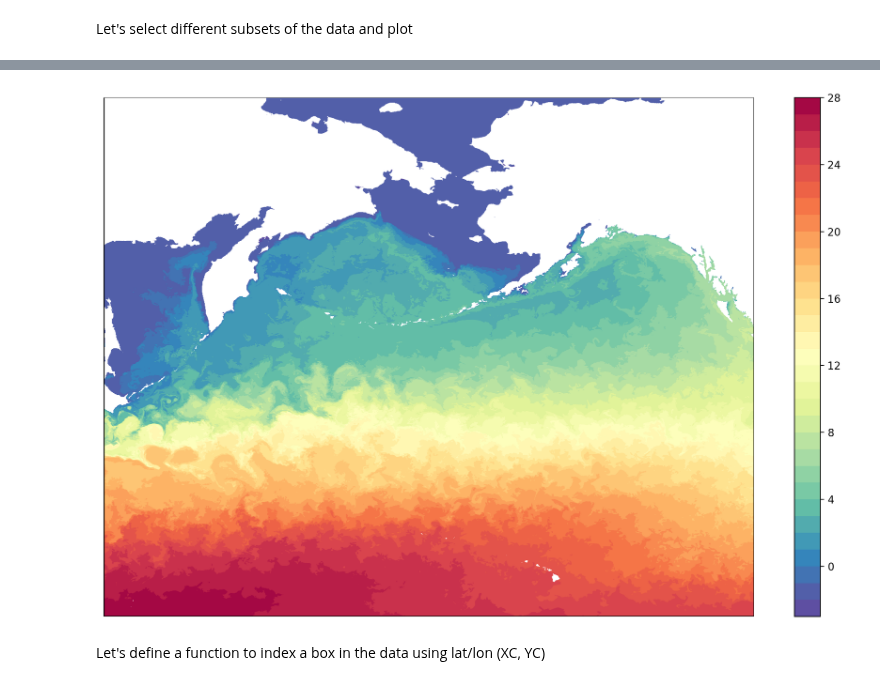
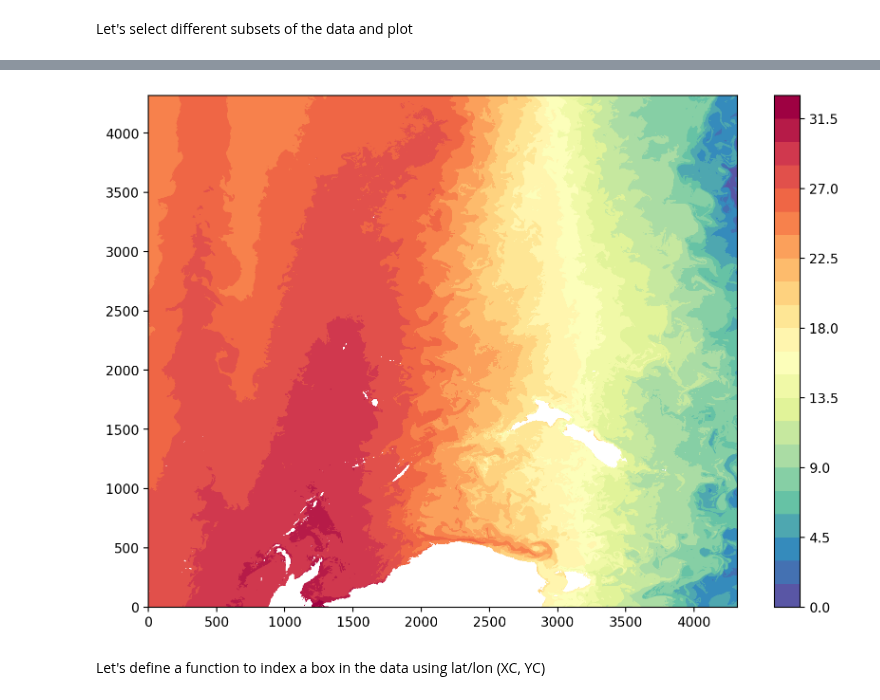
Before and after one commit to GHOpenonic/LLC_ocean_emulator, a Jupyter notebook: llc_tutorial.ipynb, the cells around one changed output, grey strips where cells are left out. Drawn from its saved outputs; the diff is of its cells as text; code cells hidden in the pictures.

```diff
--- a/llc_tutorial.ipynb
+++ b/llc_tutorial.ipynb
@@ -131,19 +147,19 @@ def lat_lon_from_i_j(LLC):
 # %%
 # select face 7, which is the North Pacific, depth = surface, and time = 3000 hours
-llc_sub = llc.isel(face=7, k = 0, time = 3000)
+llc_sub = llc.isel(face=8, k = 0, time = 3000)
 
 # let's plot
-fig, ax = plt.subplots(figsize=(14,9),dpi=200)
+fig, ax = plt.subplots(figsize=(10,7),dpi=200)
 cf = ax.contourf(llc_sub['Theta']['i'], llc_sub['Theta']['j'], llc_sub['Theta'], cmap="Spectral_r",vmin=np.min(llc_sub['Theta']).values,vmax=np.max(llc_sub['Theta']).values, levels = 30)
 
 plt.colorbar(cf, ax = ax)
 ax.set_xlim(0,4320)
 
-rotate_axes_90_clockwise(ax)
+#rotate_axes_90_clockwise(ax)
 
 plt.show()
 # %% [output]
-[figure, old version]
+[figure, new version]
 # %% [markdown]
 Let's define a function to index a box in the data using lat/lon (XC, YC)
 # %%
```
Also changed, not shown: parts of 2 cells of this notebook, 17 other files.
